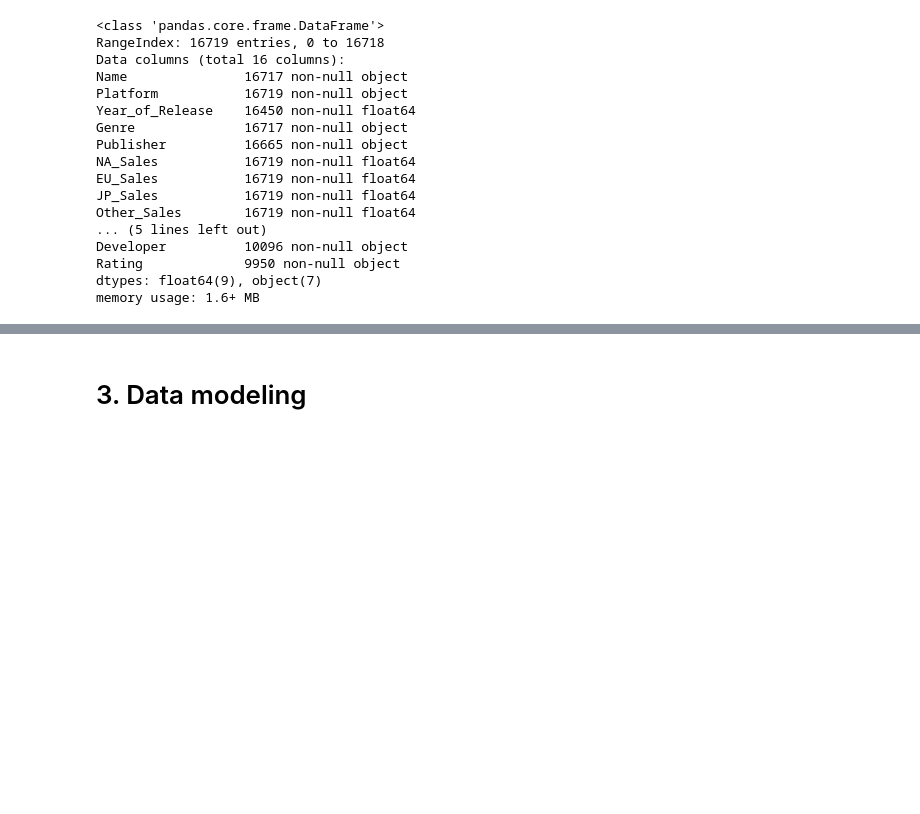
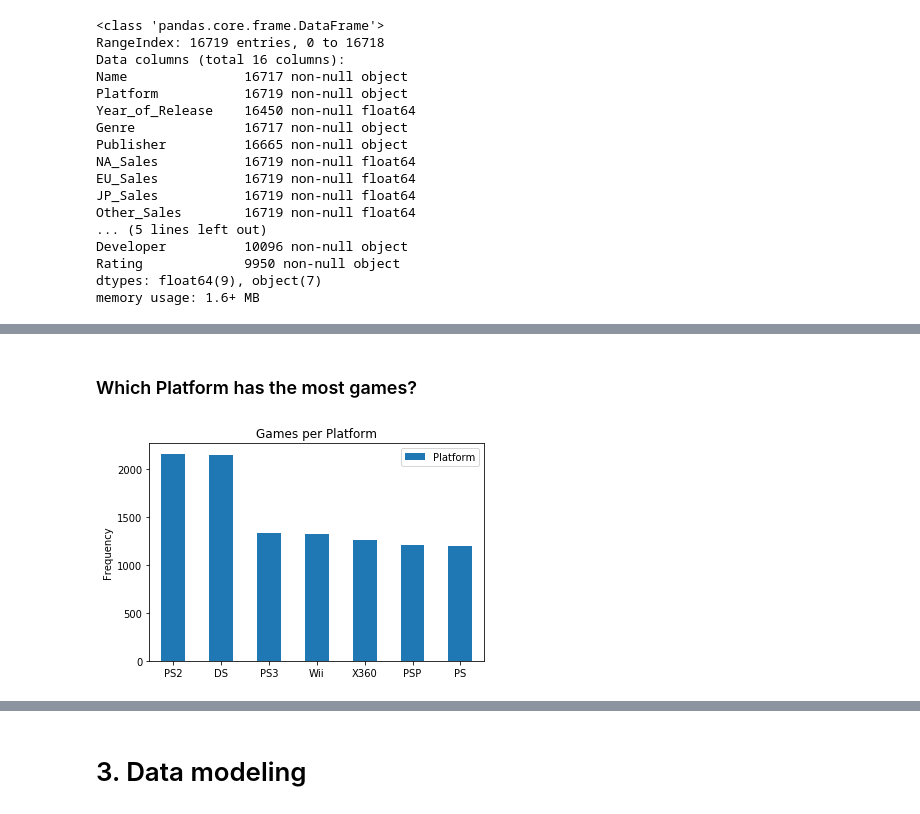
Before and after one commit to lluc507/Stats131Project, a Jupyter notebook: Final Project.ipynb, the cells around one changed output, grey strips where cells are left out. Saved outputs shown, nothing was run; the diff lists cells and outputs as text; code cells hidden in the pictures; blank space fills up the shorter version.

```diff
--- a/Final Project.ipynb
+++ b/Final Project.ipynb
@@ -95,0 +145,10 @@ Others                9040
+# %% [markdown]
+### Which Platform has the most games?
+# %%
+get_top_n_frequency(games, 7, "Platform", others=False).plot(kind="bar")
+plt.ylabel("Frequency")
+plt.xticks(rotation = 0)
+plt.title("Games per Platform")
+plt.show()
+# %% [output]
+[figure, added]
```
Also changed, not shown: parts of 12 cells of this notebook.
